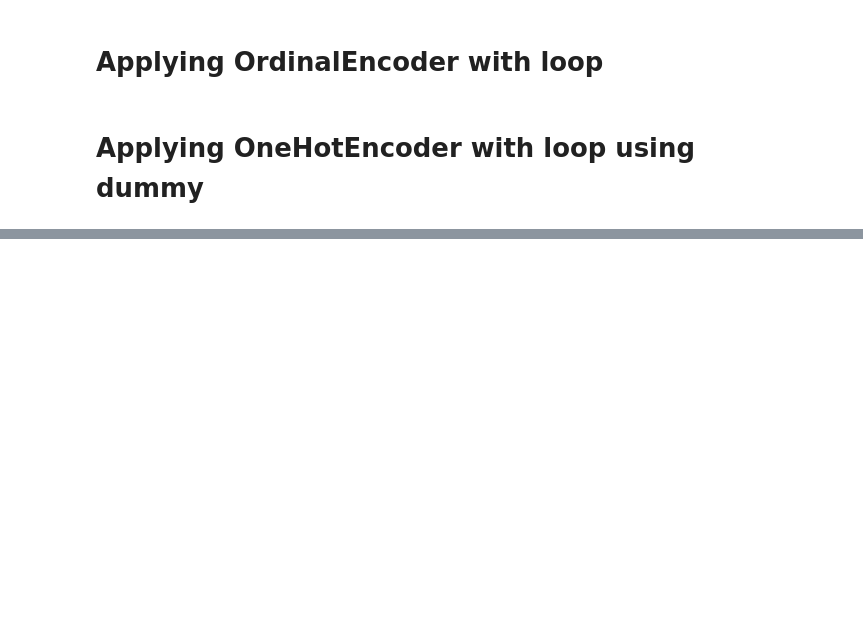
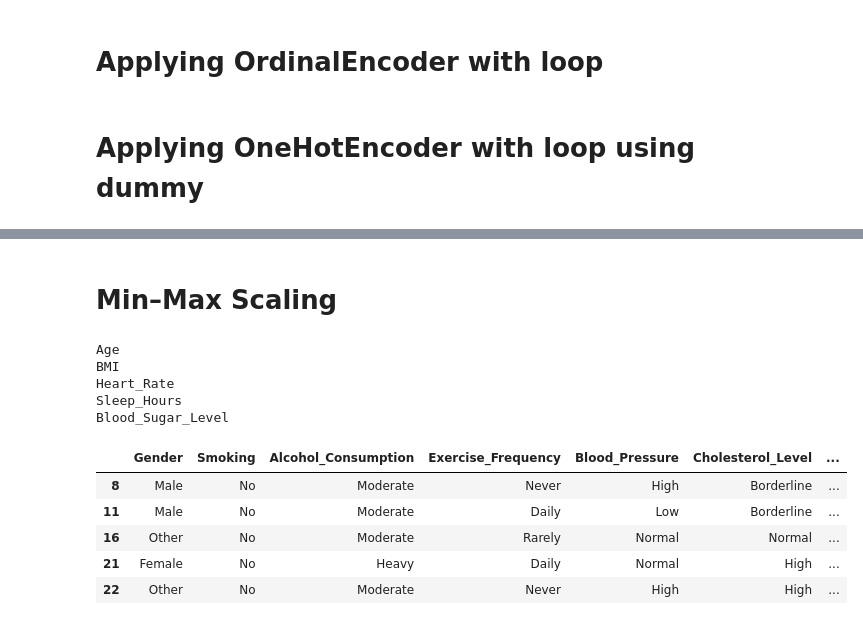
Before and after one commit to tamimm711/DataLoad_Cleaning_Preprocessing_Scaling, a Jupyter notebook: Preprocessing.ipynb, the cells around one changed output, grey strips where cells are left out. Drawn from its saved outputs; the diff is of its cells as text; code cells hidden in the pictures; blank space fills up the shorter version.

Commit message:
Min–Max Scaling

```diff
--- a/Preprocessing.ipynb
+++ b/Preprocessing.ipynb
@@ -239,3 +239,26 @@ DF2.head()
 | 16 | 0 | 1.0 | 3.0 | 2.0 | 2.0 | 0.0 | ... |
 | 21 | 0 | 0.0 | 0.0 | 2.0 | 1.0 | 0.0 | ... |
 | 22 | 0 | 1.0 | 1.0 | 0.0 | 1.0 | 1.0 | ... |
+# %% [markdown]
+# Min–Max Scaling
+# %%
+for col in DF.columns:
+    if is_numeric_dtype(DF[col]):
+        print(col)
+
+# Loop through all columns and print names of numeric (int/float) columns
+# %% [output]
+Age
+BMI
+Heart_Rate
+Sleep_Hours
+Blood_Sugar_Level
+# %%
+DF3.head()
+# %% [output]
+|  | Gender | Smoking | Alcohol_Consumption | Exercise_Frequency | Blood_Pressure | Cholesterol_Level | ... |
+| 8 | Male | No | Moderate | Never | High | Borderline | ... |
+| 11 | Male | No | Moderate | Daily | Low | Borderline | ... |
+| 16 | Other | No | Moderate | Rarely | Normal | Normal | ... |
+| 21 | Female | No | Heavy | Daily | Normal | High | ... |
+| 22 | Other | No | Moderate | Never | High | High | ... |
```
Also changed, not shown: parts of 6 cells of this notebook.
